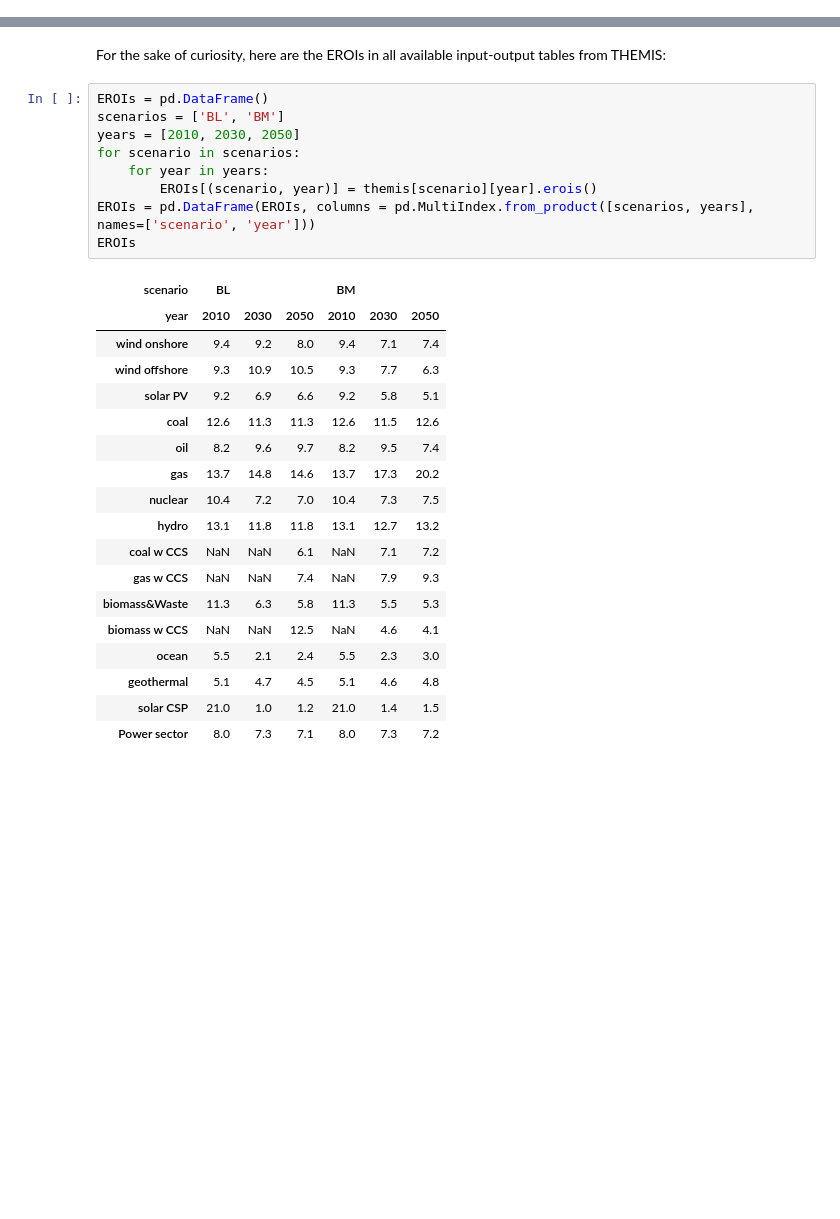
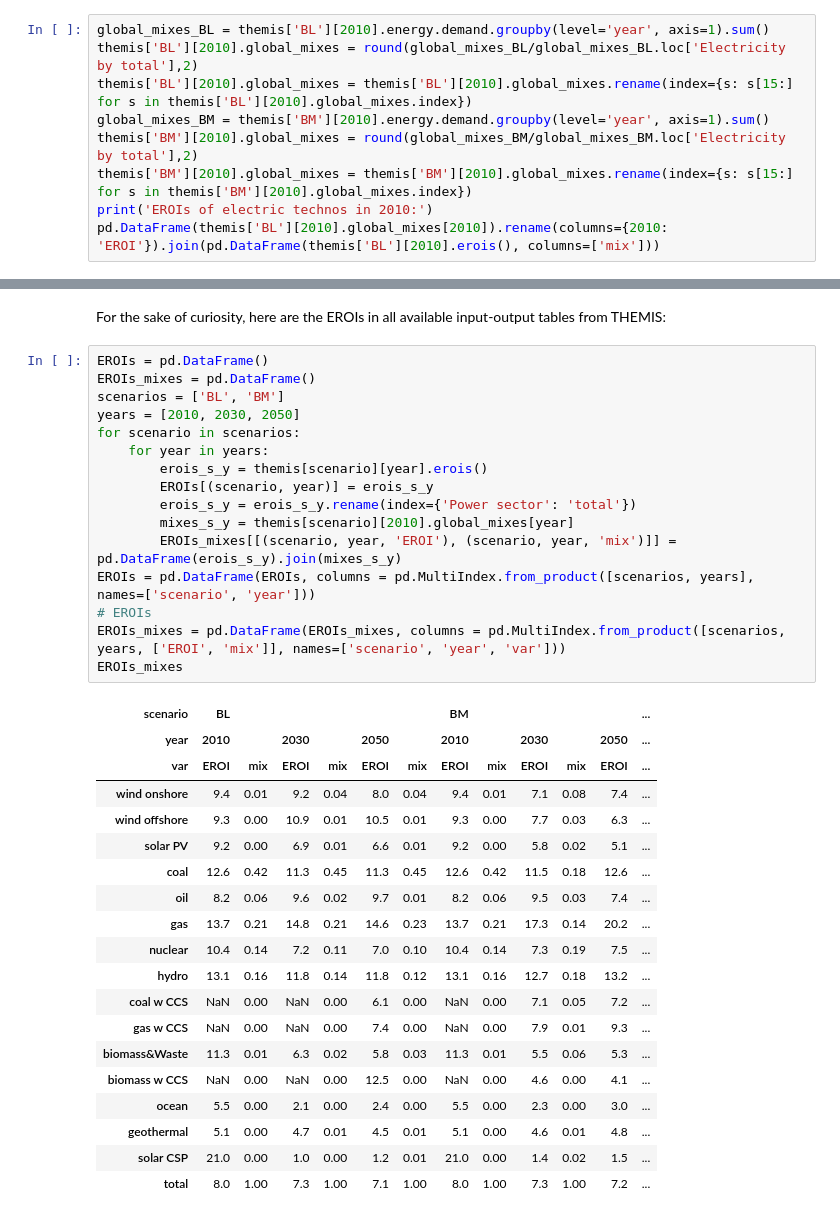
Before and after one commit to IndEcol/pymrio, a Jupyter notebook: Evolution of EROIs.ipynb, the cells around one changed output, grey strips where cells are left out. Cells and saved outputs as stored; diff of their text form; blank space fills up the shorter version.

```diff
--- a/Evolution of EROIs.ipynb
+++ b/Evolution of EROIs.ipynb
@@ -185,0 +166,9 @@ EROIs of electric technos in 2010:
+# %%
+global_mixes_BL = themis['BL'][2010].energy.demand.groupby(level='year', axis=1).sum()
+themis['BL'][2010].global_mixes = round(global_mixes_BL/global_mixes_BL.loc['Electricity by total'],2)
+themis['BL'][2010].global_mixes = themis['BL'][2010].global_mixes.rename(index={s: s[15:] for s in themis['BL'][2010].global_mixes.index})
+global_mixes_BM = themis['BM'][2010].energy.demand.groupby(level='year', axis=1).sum()
+themis['BM'][2010].global_mixes = round(global_mixes_BM/global_mixes_BM.loc['Electricity by total'],2)
+themis['BM'][2010].global_mixes = themis['BM'][2010].global_mixes.rename(index={s: s[15:] for s in themis['BM'][2010].global_mixes.index})
+print('EROIs of electric technos in 2010:')
+pd.DataFrame(themis['BL'][2010].global_mixes[2010]).rename(columns={2010: 'EROI'}).join(pd.DataFrame(themis['BL'][2010].erois(), columns=['mix']))
@@ -223,29 +232,37 @@ Phew! We can be reassured!
 For the sake of curiosity, here are the EROIs in all available input-output tables from THEMIS:
 # %%
 EROIs = pd.DataFrame()
+EROIs_mixes = pd.DataFrame()
 scenarios = ['BL', 'BM']
 years = [2010, 2030, 2050]
 for scenario in scenarios:
     for year in years:
-        EROIs[(scenario, year)] = themis[scenario][year].erois()
+        erois_s_y = themis[scenario][year].erois()
+        EROIs[(scenario, year)] = erois_s_y
+        erois_s_y = erois_s_y.rename(index={'Power sector': 'total'})
+        mixes_s_y = themis[scenario][2010].global_mixes[year]
+        EROIs_mixes[[(scenario, year, 'EROI'), (scenario, year, 'mix')]] = pd.DataFrame(erois_s_y).join(mixes_s_y)
 EROIs = pd.DataFrame(EROIs, columns = pd.MultiIndex.from_product([scenarios, years], names=['scenario', 'year']))
-EROIs
+# EROIs
+EROIs_mixes = pd.DataFrame(EROIs_mixes, columns = pd.MultiIndex.from_product([scenarios, years, ['EROI', 'mix']], names=['scenario', 'year', 'var']))
+EROIs_mixes
 # %% [output]
-| scenario | BL |  |  | BM |  |  |
-| year | 2010 | 2030 | 2050 | 2010 | 2030 | 2050 |
-| wind onshore | 9.4 | 9.2 | 8.0 | 9.4 | 7.1 | 7.4 |
-| wind offshore | 9.3 | 10.9 | 10.5 | 9.3 | 7.7 | 6.3 |
-| solar PV | 9.2 | 6.9 | 6.6 | 9.2 | 5.8 | 5.1 |
-| coal | 12.6 | 11.3 | 11.3 | 12.6 | 11.5 | 12.6 |
-| oil | 8.2 | 9.6 | 9.7 | 8.2 | 9.5 | 7.4 |
-| gas | 13.7 | 14.8 | 14.6 | 13.7 | 17.3 | 20.2 |
-| nuclear | 10.4 | 7.2 | 7.0 | 10.4 | 7.3 | 7.5 |
-| hydro | 13.1 | 11.8 | 11.8 | 13.1 | 12.7 | 13.2 |
-| coal w CCS | NaN | NaN | 6.1 | NaN | 7.1 | 7.2 |
-| gas w CCS | NaN | NaN | 7.4 | NaN | 7.9 | 9.3 |
-| biomass&Waste | 11.3 | 6.3 | 5.8 | 11.3 | 5.5 | 5.3 |
-| biomass w CCS | NaN | NaN | 12.5 | NaN | 4.6 | 4.1 |
-| ocean | 5.5 | 2.1 | 2.4 | 5.5 | 2.3 | 3.0 |
-| geothermal | 5.1 | 4.7 | 4.5 | 5.1 | 4.6 | 4.8 |
-| solar CSP | 21.0 | 1.0 | 1.2 | 21.0 | 1.4 | 1.5 |
-| Power sector | 8.0 | 7.3 | 7.1 | 8.0 | 7.3 | 7.2 |
+| scenario | BL |  |  |  |  |  | BM |  |  |  |  | ... |
+| year | 2010 |  | 2030 |  | 2050 |  | 2010 |  | 2030 |  | 2050 | ... |
+| var | EROI | mix | EROI | mix | EROI | mix | EROI | mix | EROI | mix | EROI | ... |
+| wind onshore | 9.4 | 0.01 | 9.2 | 0.04 | 8.0 | 0.04 | 9.4 | 0.01 | 7.1 | 0.08 | 7.4 | ... |
+| wind offshore | 9.3 | 0.00 | 10.9 | 0.01 | 10.5 | 0.01 | 9.3 | 0.00 | 7.7 | 0.03 | 6.3 | ... |
+| solar PV | 9.2 | 0.00 | 6.9 | 0.01 | 6.6 | 0.01 | 9.2 | 0.00 | 5.8 | 0.02 | 5.1 | ... |
+| coal | 12.6 | 0.42 | 11.3 | 0.45 | 11.3 | 0.45 | 12.6 | 0.42 | 11.5 | 0.18 | 12.6 | ... |
+| oil | 8.2 | 0.06 | 9.6 | 0.02 | 9.7 | 0.01 | 8.2 | 0.06 | 9.5 | 0.03 | 7.4 | ... |
+| gas | 13.7 | 0.21 | 14.8 | 0.21 | 14.6 | 0.23 | 13.7 | 0.21 | 17.3 | 0.14 | 20.2 | ... |
+| nuclear | 10.4 | 0.14 | 7.2 | 0.11 | 7.0 | 0.10 | 10.4 | 0.14 | 7.3 | 0.19 | 7.5 | ... |
+| hydro | 13.1 | 0.16 | 11.8 | 0.14 | 11.8 | 0.12 | 13.1 | 0.16 | 12.7 | 0.18 | 13.2 | ... |
+| coal w CCS | NaN | 0.00 | NaN | 0.00 | 6.1 | 0.00 | NaN | 0.00 | 7.1 | 0.05 | 7.2 | ... |
+| gas w CCS | NaN | 0.00 | NaN | 0.00 | 7.4 | 0.00 | NaN | 0.00 | 7.9 | 0.01 | 9.3 | ... |
+| biomass&Waste | 11.3 | 0.01 | 6.3 | 0.02 | 5.8 | 0.03 | 11.3 | 0.01 | 5.5 | 0.06 | 5.3 | ... |
+| biomass w CCS | NaN | 0.00 | NaN | 0.00 | 12.5 | 0.00 | NaN | 0.00 | 4.6 | 0.00 | 4.1 | ... |
+| ocean | 5.5 | 0.00 | 2.1 | 0.00 | 2.4 | 0.00 | 5.5 | 0.00 | 2.3 | 0.00 | 3.0 | ... |
+| geothermal | 5.1 | 0.00 | 4.7 | 0.01 | 4.5 | 0.01 | 5.1 | 0.00 | 4.6 | 0.01 | 4.8 | ... |
+| solar CSP | 21.0 | 0.00 | 1.0 | 0.00 | 1.2 | 0.01 | 21.0 | 0.00 | 1.4 | 0.02 | 1.5 | ... |
+| total | 8.0 | 1.00 | 7.3 | 1.00 | 7.1 | 1.00 | 8.0 | 1.00 | 7.3 | 1.00 | 7.2 | ... |
```
Also changed, not shown: parts of 4 cells of this notebook, 1 other file.
